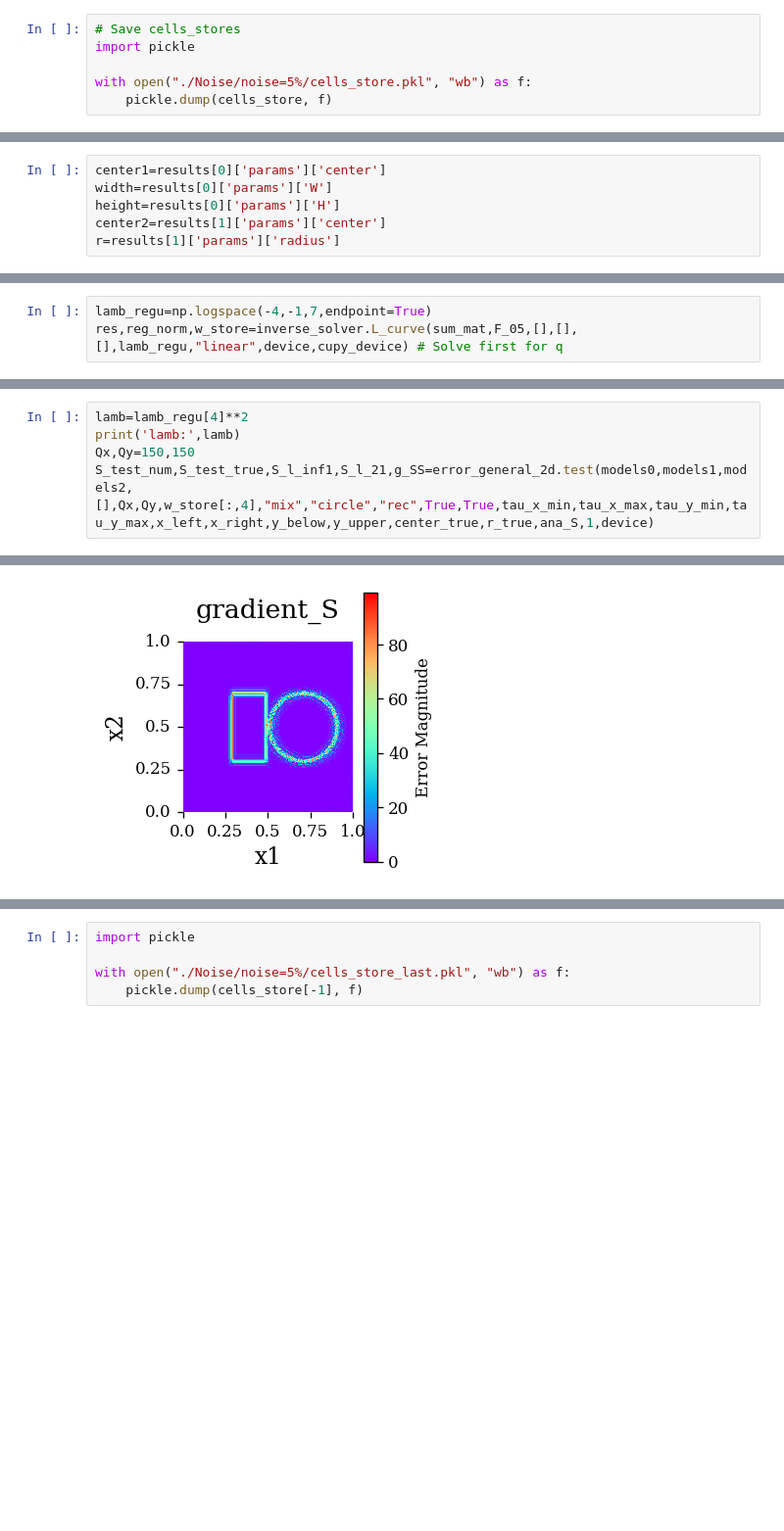
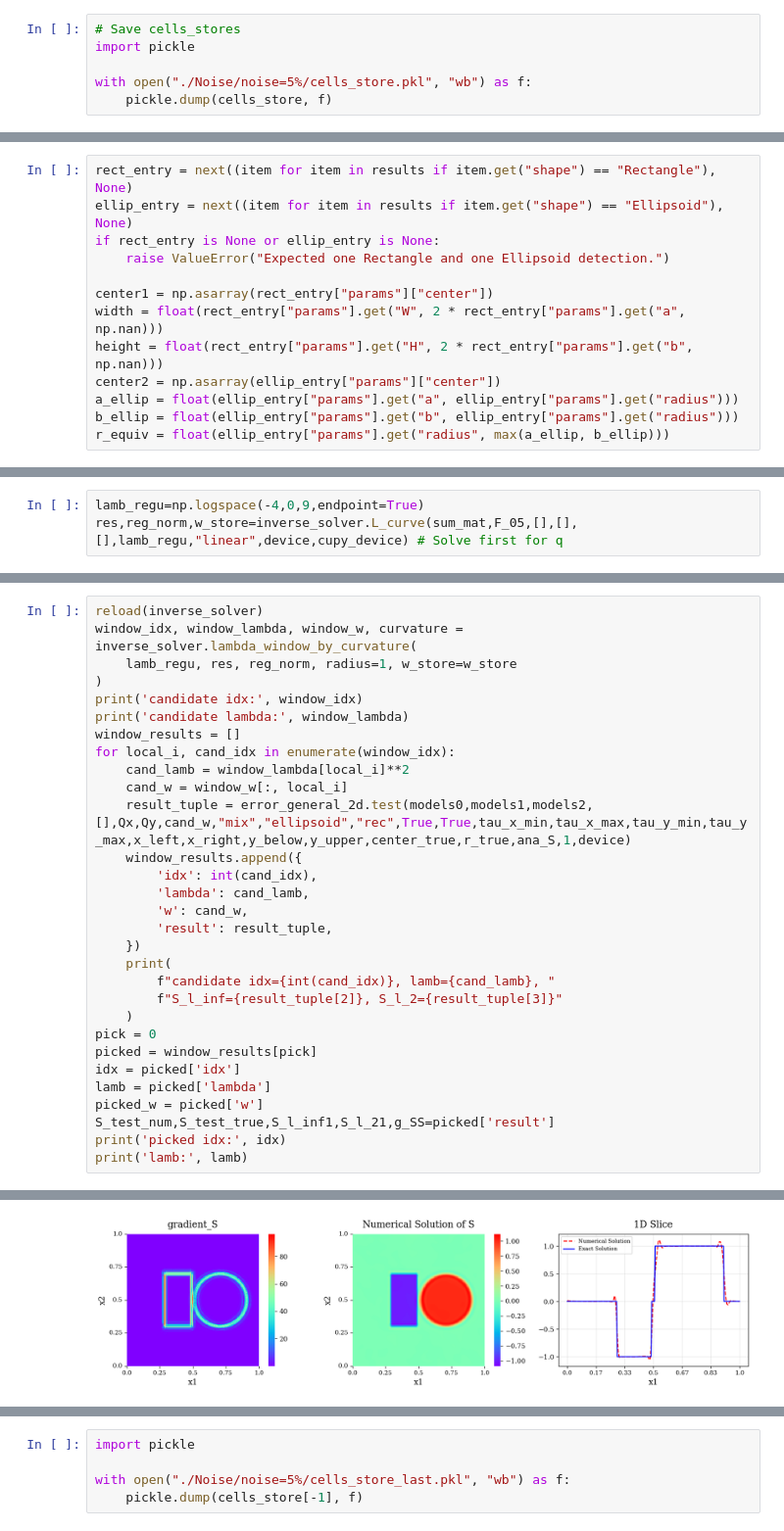
Before and after one commit to Lydiaa66/MA-RFM, a Jupyter notebook: Ex4.5/Noise_MA_RFM_5%.ipynb, the cells around one changed output, grey strips where cells are left out. Shown at 98% size. Cells and saved outputs as stored; diff of their text form; blank space fills up the shorter version.

```diff
--- a/Ex4.5/Noise_MA_RFM_5%.ipynb
+++ b/Ex4.5/Noise_MA_RFM_5%.ipynb
@@ -155,9 +169,16 @@ results
 # %%
-center1=results[0]['params']['center']
-width=results[0]['params']['W']
-height=results[0]['params']['H']
-center2=results[1]['params']['center']
-r=results[1]['params']['radius']
+rect_entry = next((item for item in results if item.get("shape") == "Rectangle"), None)
+ellip_entry = next((item for item in results if item.get("shape") == "Ellipsoid"), None)
+if rect_entry is None or ellip_entry is None:
+    raise ValueError("Expected one Rectangle and one Ellipsoid detection.")
+
+center1 = np.asarray(rect_entry["params"]["center"])
+width = float(rect_entry["params"].get("W", 2 * rect_entry["params"].get("a", np.nan)))
+height = float(rect_entry["params"].get("H", 2 * rect_entry["params"].get("b", np.nan)))
+center2 = np.asarray(ellip_entry["params"]["center"])
+a_ellip = float(ellip_entry["params"].get("a", ellip_entry["params"].get("radius")))
+b_ellip = float(ellip_entry["params"].get("b", ellip_entry["params"].get("radius")))
+r_equiv = float(ellip_entry["params"].get("radius", max(a_ellip, b_ellip)))
 # %%
 import net_2d
 
@@ -178,5 +226,5 @@ sum_mat,all_g_p1,all_g_n,cells_copy1=matrix_assemble.mat_assemble2(cells_store[-
 # %%
-lamb_regu=np.logspace(-4,-1,7,endpoint=True)
+lamb_regu=np.logspace(-4,0,9,endpoint=True)
 res,reg_norm,w_store=inverse_solver.L_curve(sum_mat,F_05,[],[],[],lamb_regu,"linear",device,cupy_device) # Solve first for q
 # %% [output]
 To use the future default and silence this warning we advise to pass `rcond=None`, to keep using the old, explicitly pass `rcond=-1`.
@@ -185,6 +233,31 @@ To use the future default and silence this warning we advise to pass `rcond=None
 # %%
-lamb=lamb_regu[4]**2
-print('lamb:',lamb)
-Qx,Qy=150,150
-S_test_num,S_test_true,S_l_inf1,S_l_21,g_SS=error_general_2d.test(models0,models1,models2,[],Qx,Qy,w_store[:,4],"mix","circle","rec",True,True,tau_x_min,tau_x_max,tau_y_min,tau_y_max,x_left,x_right,y_below,y_upper,center_true,r_true,ana_S,1,device)
+reload(inverse_solver)
+window_idx, window_lambda, window_w, curvature = inverse_solver.lambda_window_by_curvature(
+    lamb_regu, res, reg_norm, radius=1, w_store=w_store
+)
+print('candidate idx:', window_idx)
+print('candidate lambda:', window_lambda)
+window_results = []
+for local_i, cand_idx in enumerate(window_idx):
+    cand_lamb = window_lambda[local_i]**2
+    cand_w = window_w[:, local_i]
+    result_tuple = error_general_2d.test(models0,models1,models2,[],Qx,Qy,cand_w,"mix","ellipsoid","rec",True,True,tau_x_min,tau_x_max,tau_y_min,tau_y_max,x_left,x_right,y_below,y_upper,center_true,r_true,ana_S,1,device)
+    window_results.append({
+        'idx': int(cand_idx),
+        'lambda': cand_lamb,
+        'w': cand_w,
+        'result': result_tuple,
+    })
+    print(
+        f"candidate idx={int(cand_idx)}, lamb={cand_lamb}, "
+        f"S_l_inf={result_tuple[2]}, S_l_2={result_tuple[3]}"
+    )
+pick = 0
+picked = window_results[pick]
+idx = picked['idx']
+lamb = picked['lambda']
+picked_w = picked['w']
+S_test_num,S_test_true,S_l_inf1,S_l_21,g_SS=picked['result']
+print('picked idx:', idx)
+print('lamb:', lamb)
 # %% [output]
@@ -192 +271 @@ lamb: 0.0001
-[figure, old version]
+[figure, new version]
```
Also changed, not shown: parts of 10 cells of this notebook, 52 other files.
